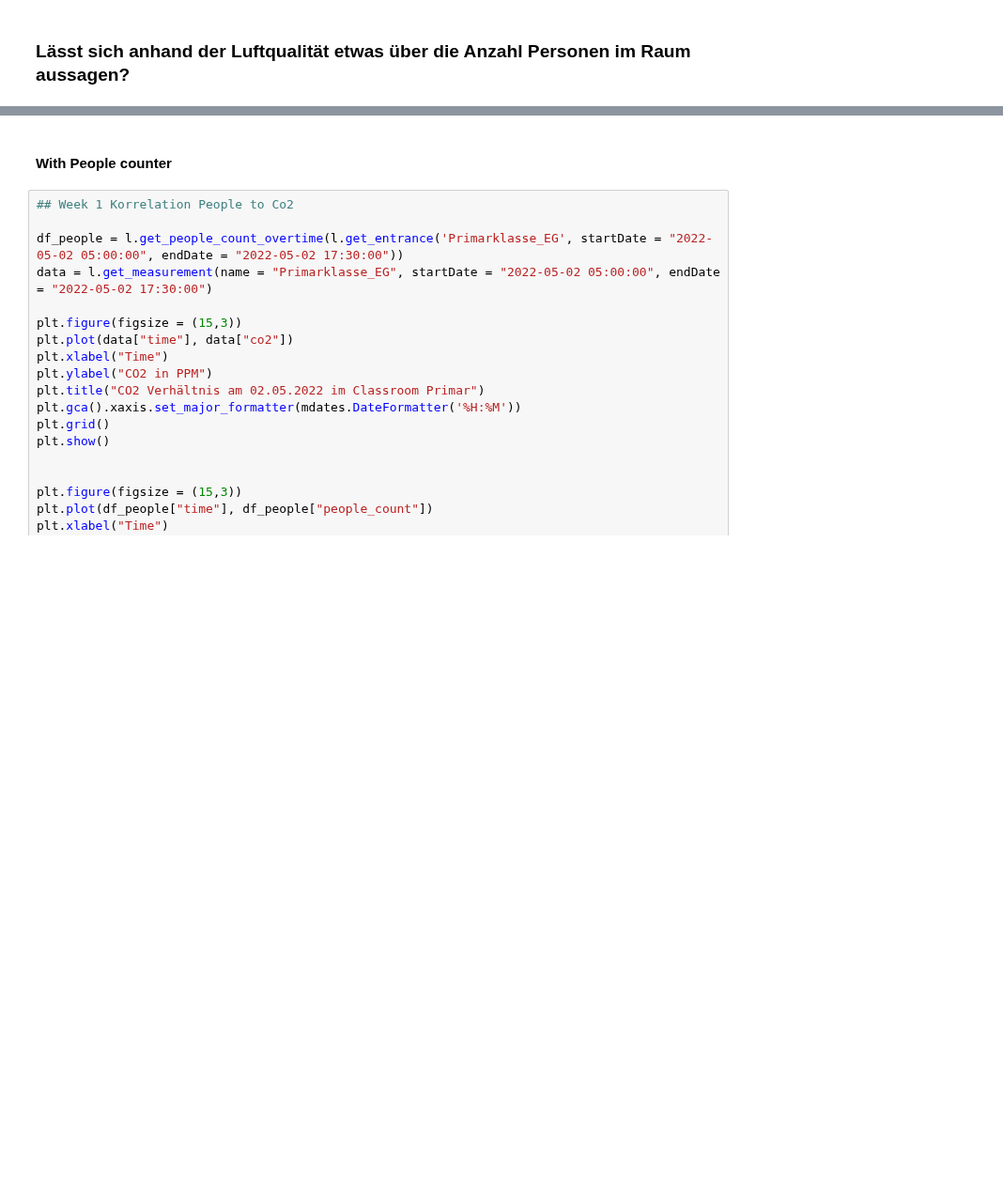
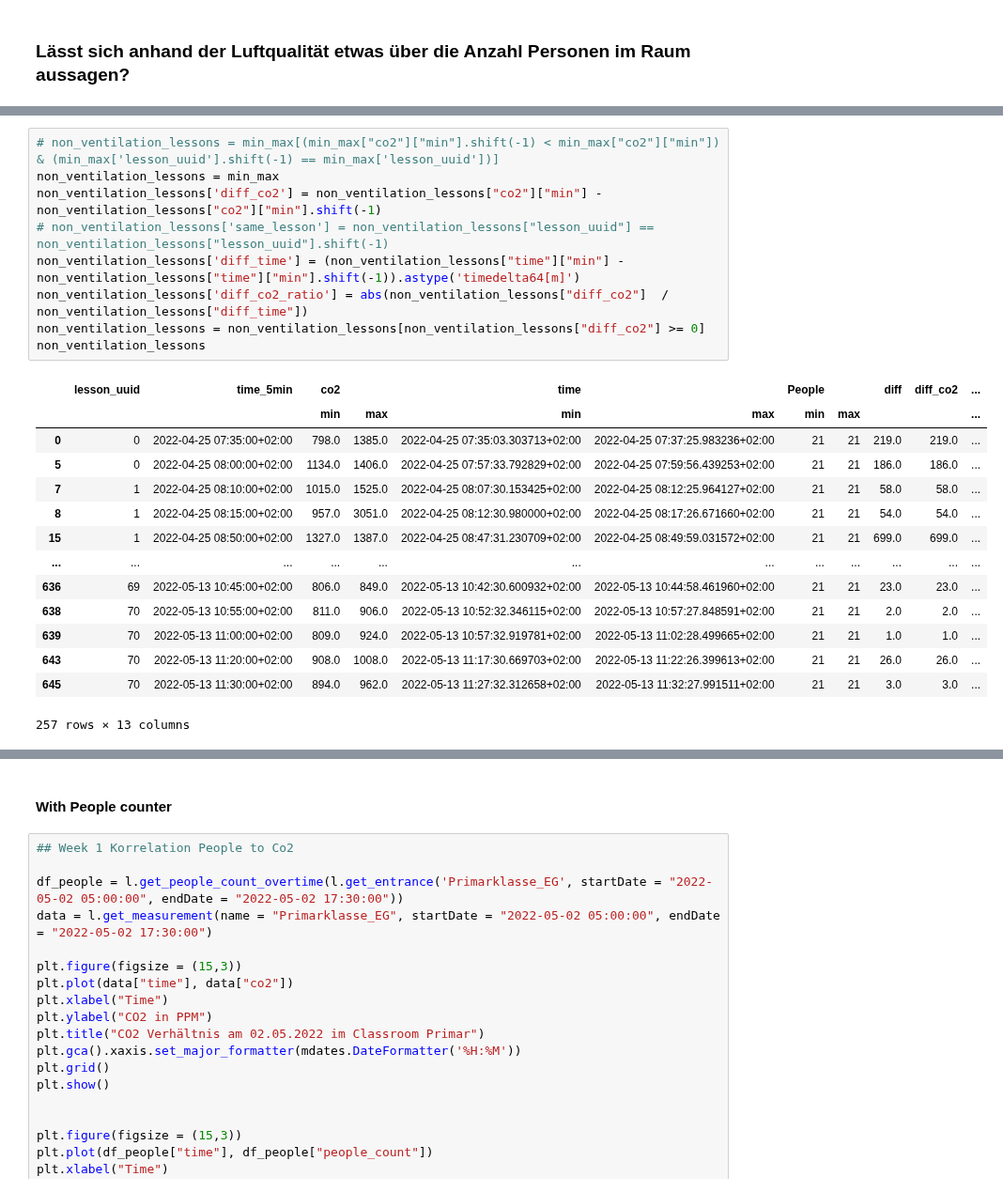
Before and after one commit to Smart-Classroom-Challenge/Data-Evaluation, a Jupyter notebook: Forschungsfrage_2.ipynb, the cells around one changed output, grey strips where cells are left out. Shown at 94% size. Cells and saved outputs as stored; diff of their text form; blank space fills up the shorter version.

```diff
--- a/Forschungsfrage_2.ipynb
+++ b/Forschungsfrage_2.ipynb
@@ -10,0 +234,24 @@ l = lib.Offload()
+# %%
+# non_ventilation_lessons = min_max[(min_max["co2"]["min"].shift(-1) < min_max["co2"]["min"]) & (min_max['lesson_uuid'].shift(-1) == min_max['lesson_uuid'])]
+non_ventilation_lessons = min_max
+non_ventilation_lessons['diff_co2'] = non_ventilation_lessons["co2"]["min"] - non_ventilation_lessons["co2"]["min"].shift(-1)
+# non_ventilation_lessons['same_lesson'] = non_ventilation_lessons["lesson_uuid"] == non_ventilation_lessons["lesson_uuid"].shift(-1)
+non_ventilation_lessons['diff_time'] = (non_ventilation_lessons["time"]["min"] - non_ventilation_lessons["time"]["min"].shift(-1)).astype('timedelta64[m]')
+non_ventilation_lessons['diff_co2_ratio'] = abs(non_ventilation_lessons["diff_co2"]  / non_ventilation_lessons["diff_time"])
+non_ventilation_lessons = non_ventilation_lessons[non_ventilation_lessons["diff_co2"] >= 0]
+non_ventilation_lessons
+# %% [output]
+|  | lesson_uuid | time_5min | co2 |  | time |  | People |  | diff | diff_co2 | ... |
+|  |  |  | min | max | min | max | min | max |  |  | ... |
+| 0 | 0 | 2022-04-25 07:35:00+02:00 | 798.0 | 1385.0 | 2022-04-25 07:35:03.303713+02:00 | 2022-04-25 07:37:25.983236+02:00 | 21 | 21 | 219.0 | 219.0 | ... |
+| 5 | 0 | 2022-04-25 08:00:00+02:00 | 1134.0 | 1406.0 | 2022-04-25 07:57:33.792829+02:00 | 2022-04-25 07:59:56.439253+02:00 | 21 | 21 | 186.0 | 186.0 | ... |
+| 7 | 1 | 2022-04-25 08:10:00+02:00 | 1015.0 | 1525.0 | 2022-04-25 08:07:30.153425+02:00 | 2022-04-25 08:12:25.964127+02:00 | 21 | 21 | 58.0 | 58.0 | ... |
+| 8 | 1 | 2022-04-25 08:15:00+02:00 | 957.0 | 3051.0 | 2022-04-25 08:12:30.980000+02:00 | 2022-04-25 08:17:26.671660+02:00 | 21 | 21 | 54.0 | 54.0 | ... |
+| 15 | 1 | 2022-04-25 08:50:00+02:00 | 1327.0 | 1387.0 | 2022-04-25 08:47:31.230709+02:00 | 2022-04-25 08:49:59.031572+02:00 | 21 | 21 | 699.0 | 699.0 | ... |
+| ... | ... | ... | ... | ... | ... | ... | ... | ... | ... | ... | ... |
+| 636 | 69 | 2022-05-13 10:45:00+02:00 | 806.0 | 849.0 | 2022-05-13 10:42:30.600932+02:00 | 2022-05-13 10:44:58.461960+02:00 | 21 | 21 | 23.0 | 23.0 | ... |
+| 638 | 70 | 2022-05-13 10:55:00+02:00 | 811.0 | 906.0 | 2022-05-13 10:52:32.346115+02:00 | 2022-05-13 10:57:27.848591+02:00 | 21 | 21 | 2.0 | 2.0 | ... |
+| 639 | 70 | 2022-05-13 11:00:00+02:00 | 809.0 | 924.0 | 2022-05-13 10:57:32.919781+02:00 | 2022-05-13 11:02:28.499665+02:00 | 21 | 21 | 1.0 | 1.0 | ... |
+| 643 | 70 | 2022-05-13 11:20:00+02:00 | 908.0 | 1008.0 | 2022-05-13 11:17:30.669703+02:00 | 2022-05-13 11:22:26.399613+02:00 | 21 | 21 | 26.0 | 26.0 | ... |
+| 645 | 70 | 2022-05-13 11:30:00+02:00 | 894.0 | 962.0 | 2022-05-13 11:27:32.312658+02:00 | 2022-05-13 11:32:27.991511+02:00 | 21 | 21 | 3.0 | 3.0 | ... |
+257 rows × 13 columns
```
Also changed, not shown: parts of 9 cells of this notebook, 2 other files.
